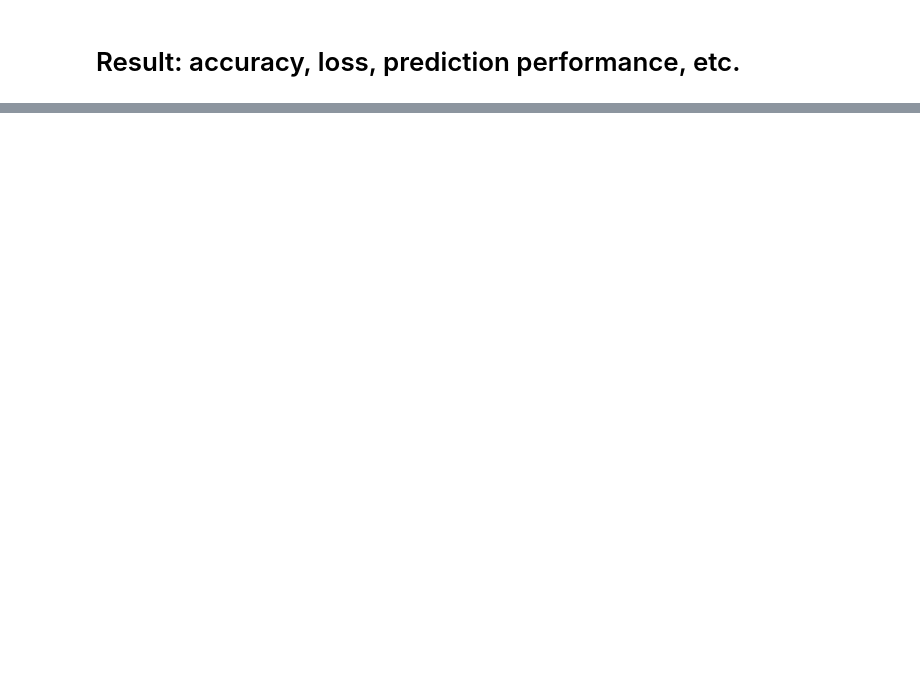
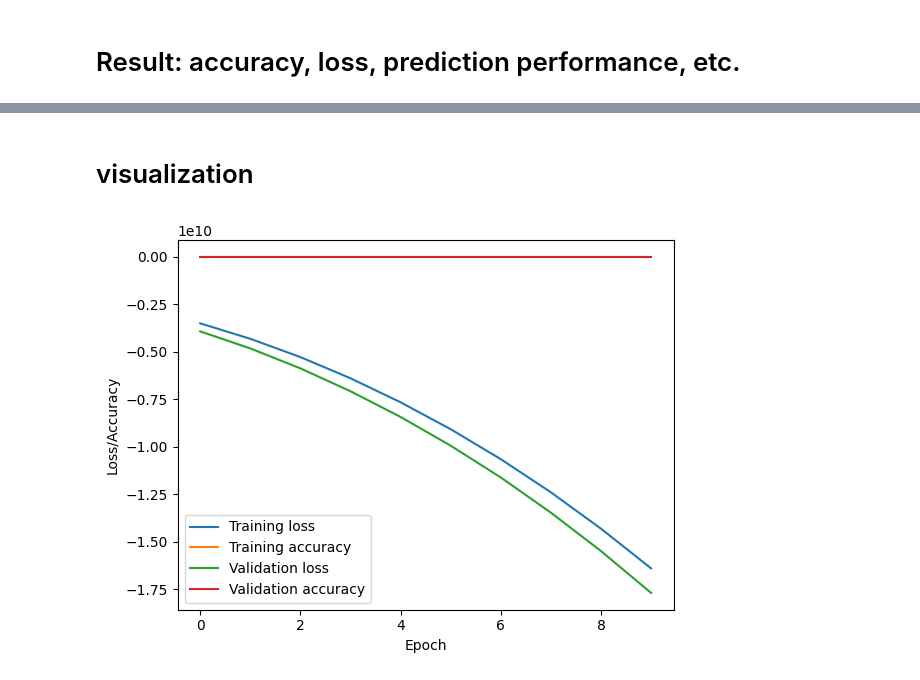
Before and after one commit to Haonan-Jiang/LIGN167-Final-Project, a Jupyter notebook: final_modified.ipynb, the cells around one changed output, grey strips where cells are left out. Drawn from its saved outputs; the diff is of its cells as text; code cells hidden in the pictures; blank space fills up the shorter version.

Commit message:
add visualization and validation data

```diff
--- a/final_modified.ipynb
+++ b/final_modified.ipynb
@@ -156,6 +157,8 @@ model.add(Dense(1, activation='sigmoid'))
 model.compile(optimizer='adam', loss='binary_crossentropy', metrics=['accuracy'])
 
 # Train the model on the training set
-history = model.fit(X_train, y_train, batch_size=32, epochs=10)
+history = model.fit(X_train, y_train,
+                    validation_data=(X_test, y_test),
+                    epochs=10)
 # %% [output]
 Epoch 1/10
@@ -227,3 +230,23 @@ print('Recall: ', recall)
 Accuracy:  0.8668270282090531
 Precision:  0.8668270282090531
 Recall:  1.0
+# %% [markdown]
+# visualization
+# %%
+# Extract the loss and accuracy values for each epoch
+loss = history.history['loss']
+accuracy = history.history['accuracy']
+val_loss = history.history['val_loss']
+val_accuracy = history.history['val_accuracy']
+
+# Plot the loss and accuracy values for each epoch
+plt.plot(loss, label='Training loss')
+plt.plot(accuracy, label='Training accuracy')
+plt.plot(val_loss, label='Validation loss')
+plt.plot(val_accuracy, label='Validation accuracy')
+plt.xlabel('Epoch')
+plt.ylabel('Loss/Accuracy')
+plt.legend()
+plt.show()
+# %% [output]
+[figure, added]
```
Also changed, not shown: parts of 3 cells of this notebook, 1 other file.
